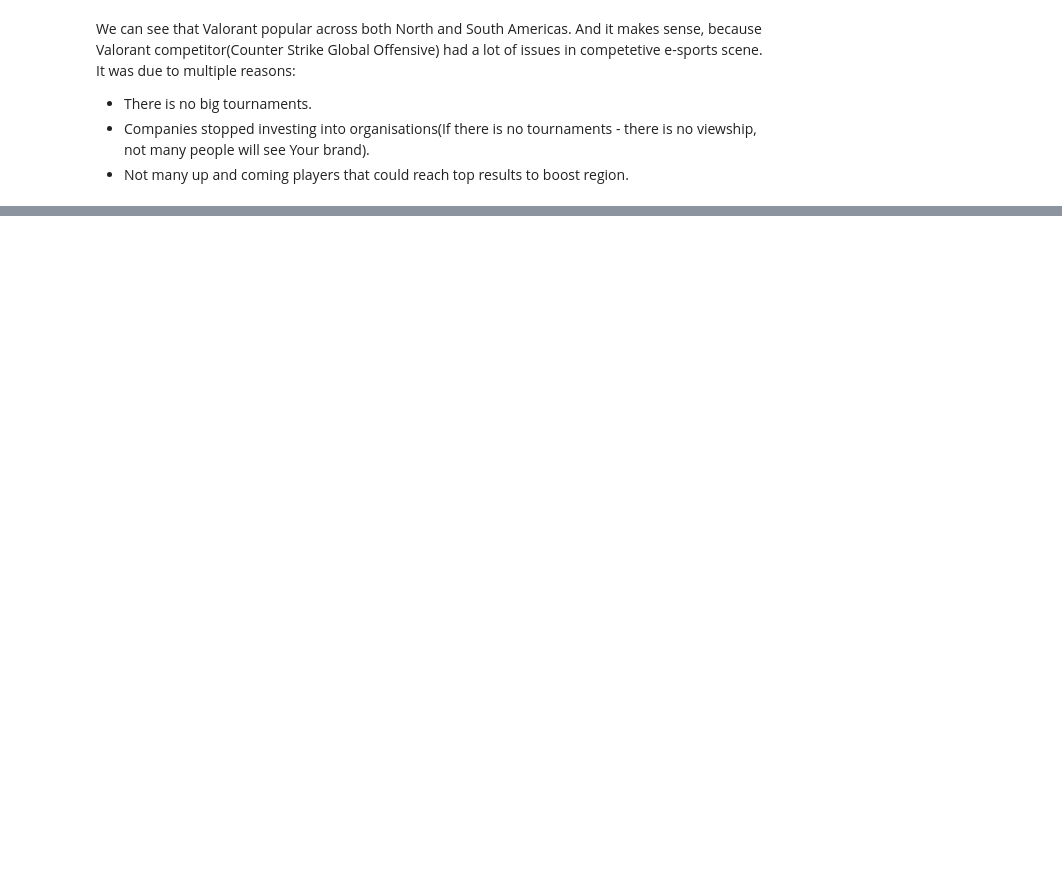
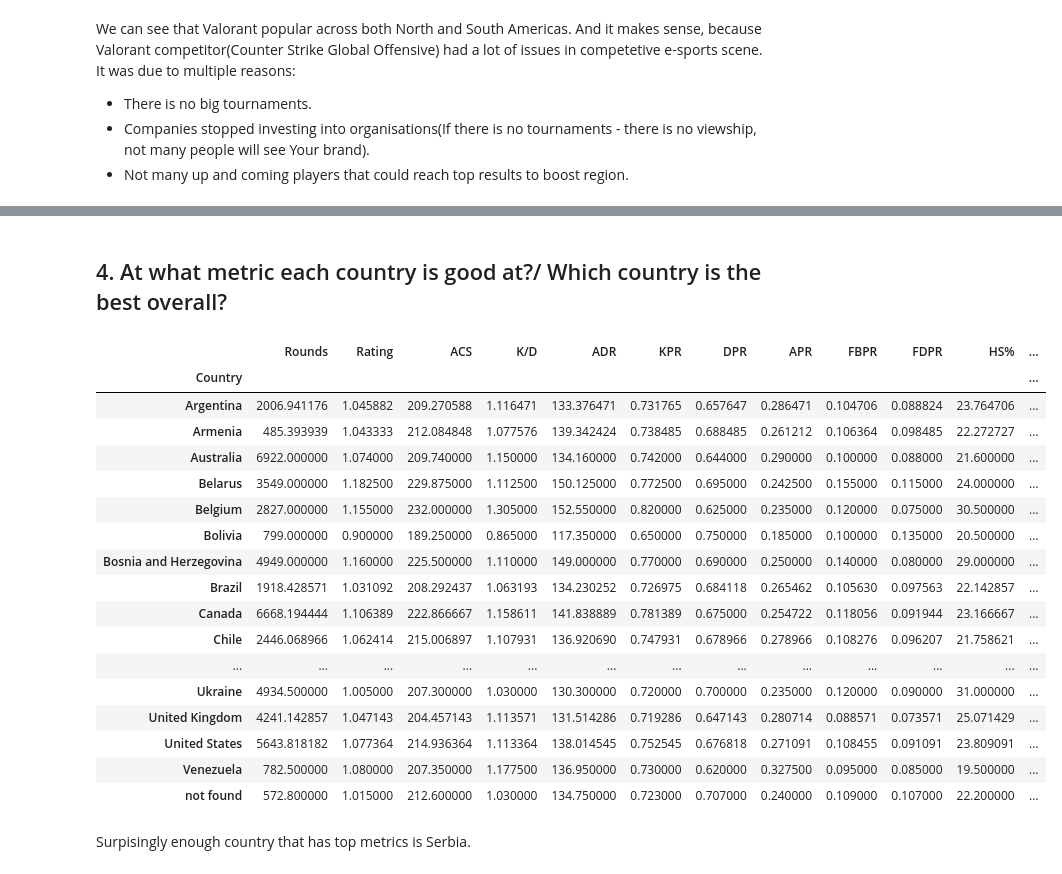
Before and after one commit to NickChirgin/valorant_data_analysis, a Jupyter notebook: analysis.ipynb, the cells around one changed output, grey strips where cells are left out. Saved outputs shown, nothing was run; the diff lists cells and outputs as text; code cells hidden in the pictures; blank space fills up the shorter version.

```diff
--- a/analysis.ipynb
+++ b/analysis.ipynb
@@ -70,0 +143,26 @@ We can see that Valorant popular across both North and South Americas. And it ma
+# %% [markdown]
+## 4. At what metric each country is good at?/ Which country is the best overall?
+# %%
+average = df.groupby('Country').mean()
+average
+# %% [output]
+|  | Rounds | Rating | ACS | K/D | ADR | KPR | DPR | APR | FBPR | FDPR | HS% | ... |
+| Country |  |  |  |  |  |  |  |  |  |  |  | ... |
+| Argentina | 2006.941176 | 1.045882 | 209.270588 | 1.116471 | 133.376471 | 0.731765 | 0.657647 | 0.286471 | 0.104706 | 0.088824 | 23.764706 | ... |
+| Armenia | 485.393939 | 1.043333 | 212.084848 | 1.077576 | 139.342424 | 0.738485 | 0.688485 | 0.261212 | 0.106364 | 0.098485 | 22.272727 | ... |
+| Australia | 6922.000000 | 1.074000 | 209.740000 | 1.150000 | 134.160000 | 0.742000 | 0.644000 | 0.290000 | 0.100000 | 0.088000 | 21.600000 | ... |
+| Belarus | 3549.000000 | 1.182500 | 229.875000 | 1.112500 | 150.125000 | 0.772500 | 0.695000 | 0.242500 | 0.155000 | 0.115000 | 24.000000 | ... |
+| Belgium | 2827.000000 | 1.155000 | 232.000000 | 1.305000 | 152.550000 | 0.820000 | 0.625000 | 0.235000 | 0.120000 | 0.075000 | 30.500000 | ... |
+| Bolivia | 799.000000 | 0.900000 | 189.250000 | 0.865000 | 117.350000 | 0.650000 | 0.750000 | 0.185000 | 0.100000 | 0.135000 | 20.500000 | ... |
+| Bosnia and Herzegovina | 4949.000000 | 1.160000 | 225.500000 | 1.110000 | 149.000000 | 0.770000 | 0.690000 | 0.250000 | 0.140000 | 0.080000 | 29.000000 | ... |
+| Brazil | 1918.428571 | 1.031092 | 208.292437 | 1.063193 | 134.230252 | 0.726975 | 0.684118 | 0.265462 | 0.105630 | 0.097563 | 22.142857 | ... |
+| Canada | 6668.194444 | 1.106389 | 222.866667 | 1.158611 | 141.838889 | 0.781389 | 0.675000 | 0.254722 | 0.118056 | 0.091944 | 23.166667 | ... |
+| Chile | 2446.068966 | 1.062414 | 215.006897 | 1.107931 | 136.920690 | 0.747931 | 0.678966 | 0.278966 | 0.108276 | 0.096207 | 21.758621 | ... |
+| ... | ... | ... | ... | ... | ... | ... | ... | ... | ... | ... | ... | ... |
+| Ukraine | 4934.500000 | 1.005000 | 207.300000 | 1.030000 | 130.300000 | 0.720000 | 0.700000 | 0.235000 | 0.120000 | 0.090000 | 31.000000 | ... |
+| United Kingdom | 4241.142857 | 1.047143 | 204.457143 | 1.113571 | 131.514286 | 0.719286 | 0.647143 | 0.280714 | 0.088571 | 0.073571 | 25.071429 | ... |
+| United States | 5643.818182 | 1.077364 | 214.936364 | 1.113364 | 138.014545 | 0.752545 | 0.676818 | 0.271091 | 0.108455 | 0.091091 | 23.809091 | ... |
+| Venezuela | 782.500000 | 1.080000 | 207.350000 | 1.177500 | 136.950000 | 0.730000 | 0.620000 | 0.327500 | 0.095000 | 0.085000 | 19.500000 | ... |
+| not found | 572.800000 | 1.015000 | 212.600000 | 1.030000 | 134.750000 | 0.723000 | 0.707000 | 0.240000 | 0.109000 | 0.107000 | 22.200000 | ... |
+# %% [markdown]
+Surpisingly enough country that has top metrics is Serbia.
```
Also changed, not shown: parts of 11 cells of this notebook.
